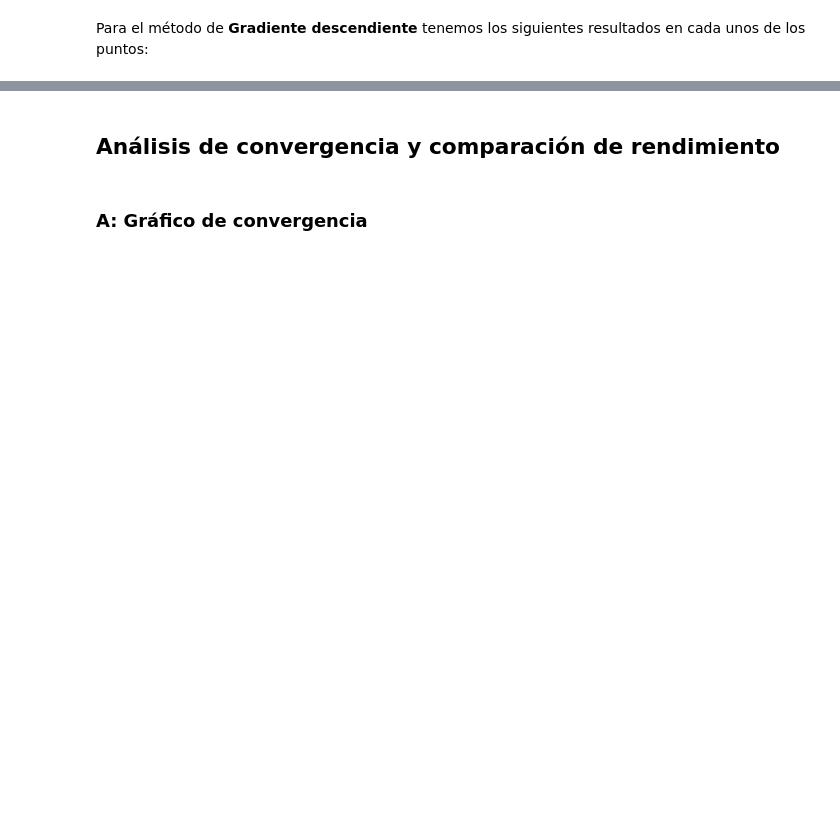
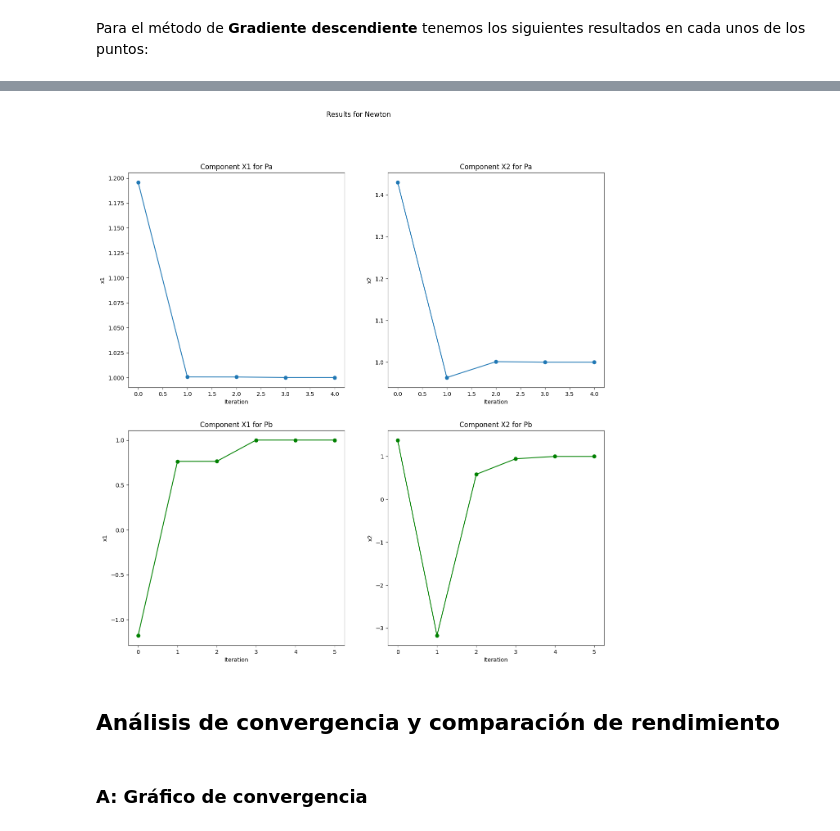
Before and after one commit to ThesplumCoder/convex-optimization, a Jupyter notebook: topics/lab5_iterative-methods.ipynb, the cells around one changed output, grey strips where cells are left out. Saved outputs shown, nothing was run; the diff lists cells and outputs as text; code cells hidden in the pictures; blank space fills up the shorter version.

```diff
--- a/topics/lab5_iterative-methods.ipynb
+++ b/topics/lab5_iterative-methods.ipynb
@@ -199,3 +230,32 @@ TypeError: list indices must be integers or slices, not tuple
+# %%
+plt.figure(figsize = (15, 15))
+
+plt.subplot(2, 2, 1)
+plt.plot(results_newton['manual_pa'][2][:, 0], marker = 'o')
+plt.xlabel('Iteration')
+plt.ylabel('x1')
+plt.title('Component X1 for Pa')
+plt.subplot(2, 2, 2)
+plt.plot(results_newton['manual_pa'][2][:, 1], marker = 'o')
+plt.xlabel('Iteration')
+plt.ylabel('x2')
+plt.title('Component X2 for Pa')
+
+plt.subplot(2, 2, 3)
+plt.plot(results_newton['manual_pb'][2][:, 0], marker = 'o', color = 'green')
+plt.xlabel('Iteration')
+plt.ylabel('x1')
+plt.title('Component X1 for Pb')
+plt.subplot(2, 2, 4)
+plt.plot(results_newton['manual_pb'][2][:, 1], marker = 'o', color = 'green')
+plt.xlabel('Iteration')
+plt.ylabel('x2')
+plt.title('Component X2 for Pb')
+
+plt.suptitle('Results for Newton')
+plt.show()
+# %% [output]
+[figure, added]
 # %% [markdown]
 ## Análisis de convergencia y comparación de rendimiento
 # %% [markdown]
```
Also changed, not shown: parts of 43 cells of this notebook, 1 other file.
